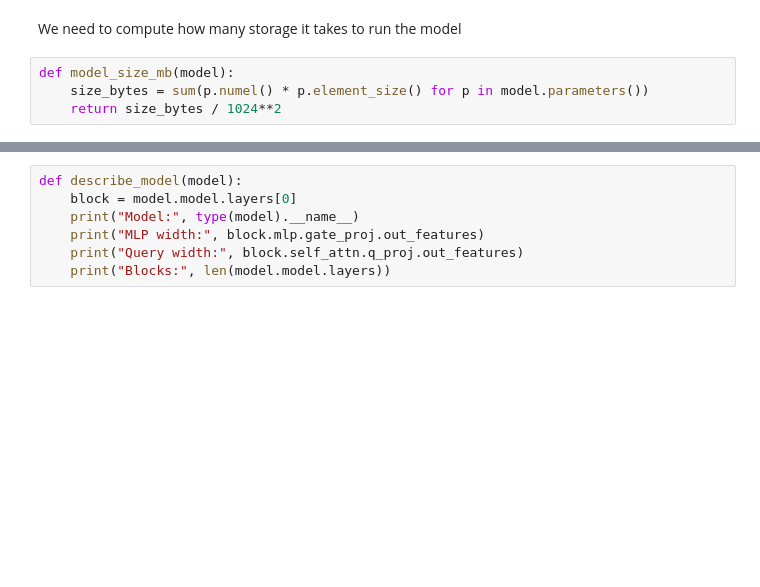
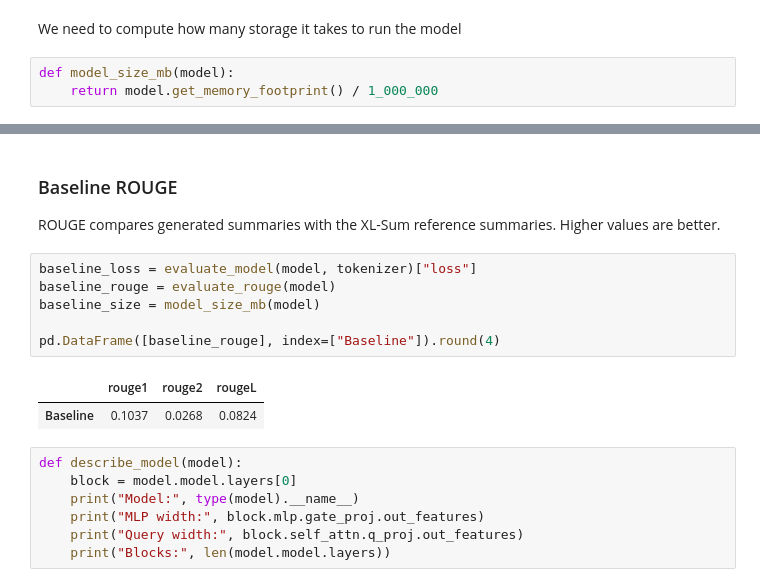
Before and after one commit to luftboud/small-LLM, a Jupyter notebook: notebooks/03-pruning-notebook.ipynb, the cells around one changed output, grey strips where cells are left out. Drawn from its saved outputs; the diff is of its cells as text; blank space fills up the shorter version.

```diff
--- a/notebooks/03-pruning-notebook.ipynb
+++ b/notebooks/03-pruning-notebook.ipynb
@@ -104,8 +115,7 @@ evaluate_model(model, tokenizer)
 We need to compute how many storage it takes to run the model
 # %%
 def model_size_mb(model):
-    size_bytes = sum(p.numel() * p.element_size() for p in model.parameters())
-    return size_bytes / 1024**2
+    return model.get_memory_footprint() / 1_000_000
 # %%
 print(f"{model_size_mb(model)} MB model size")
 # %% [output]
@@ -113,3 +207,16 @@ print(f"{model_size_mb(model)} MB model size")
+# %% [markdown]
+### Baseline ROUGE
+
+ROUGE compares generated summaries with the XL-Sum reference summaries. Higher values are better.
+# %%
+baseline_loss = evaluate_model(model, tokenizer)["loss"]
+baseline_rouge = evaluate_rouge(model)
+baseline_size = model_size_mb(model)
+
+pd.DataFrame([baseline_rouge], index=["Baseline"]).round(4)
+# %% [output]
+|  | rouge1 | rouge2 | rougeL |
+| Baseline | 0.1037 | 0.0268 | 0.0824 |
 # %%
 def describe_model(model):
     block = model.model.layers[0]
```
Also changed, not shown: parts of 33 cells of this notebook, 2 other files.
